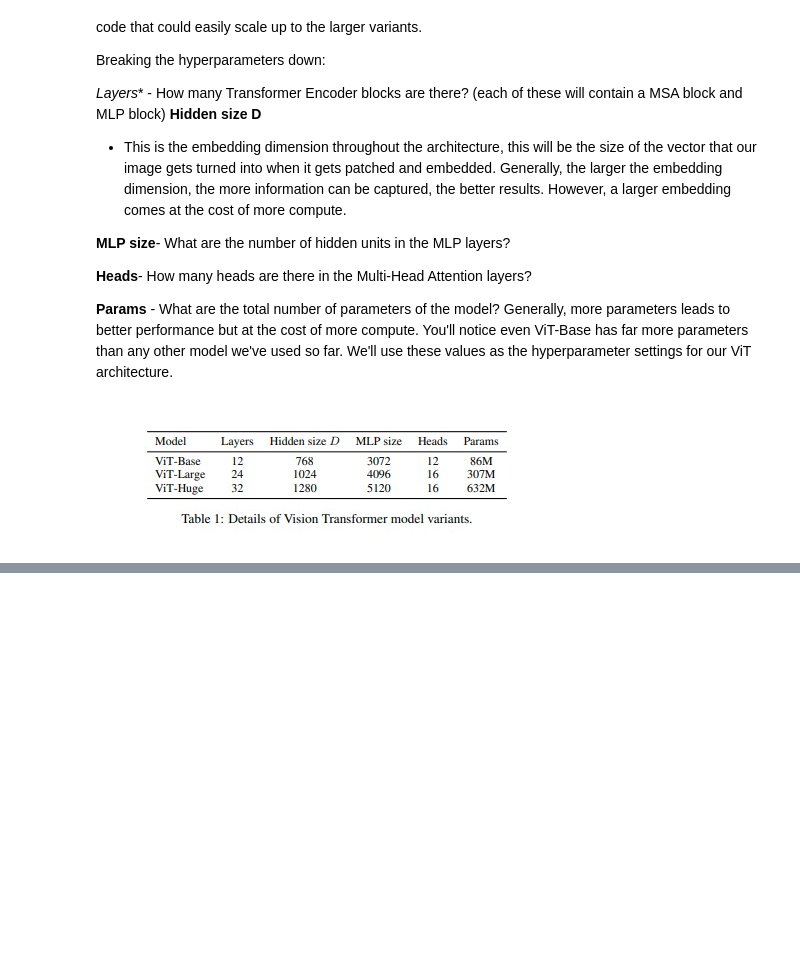
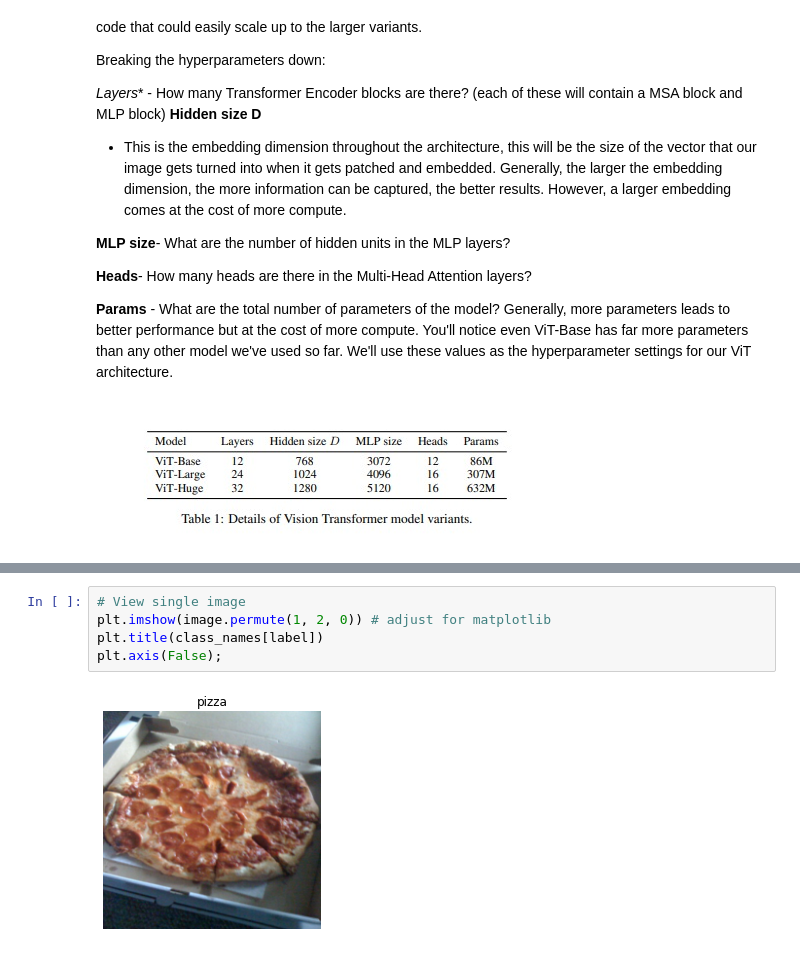
Before and after one commit to Kennedy87670/Introduction-to-ML-DP, a Jupyter notebook: 08_pytorch_paper_replicating.ipynb, the cells around one changed output, grey strips where cells are left out. Drawn from its saved outputs; the diff is of its cells as text; blank space fills up the shorter version.

```diff
--- a/08_pytorch_paper_replicating.ipynb
+++ b/08_pytorch_paper_replicating.ipynb
@@ -258,0 +411,7 @@ We'll use these values as the hyperparameter settings for our ViT architecture.
+# %%
+# View single image
+plt.imshow(image.permute(1, 2, 0)) # adjust for matplotlib
+plt.title(class_names[label])
+plt.axis(False);
+# %% [output]
+[figure, added]
```
Also changed, not shown: parts of 27 cells of this notebook.
